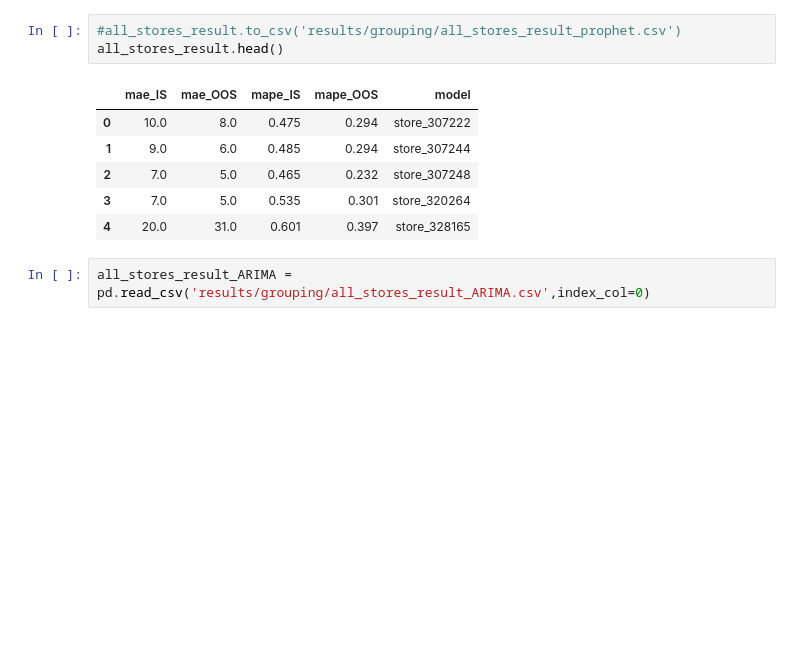
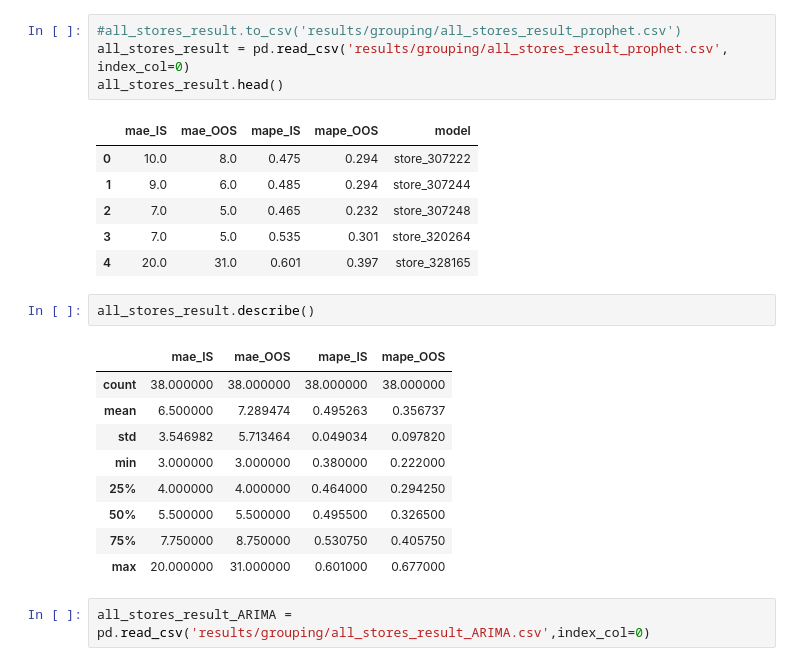
Before and after one commit to phucnh22/Sales_forecast, a Jupyter notebook: Forecast_7_Prophet.ipynb, the cells around one changed output. Drawn from its saved outputs; the diff is of its cells as text; blank space fills up the shorter version.

```diff
--- a/Forecast_7_Prophet.ipynb
+++ b/Forecast_7_Prophet.ipynb
@@ -309,6 +310,7 @@ all_stores_result.mape_OOS.mean()
 0.3567368421052631
 # %%
 #all_stores_result.to_csv('results/grouping/all_stores_result_prophet.csv')
+all_stores_result = pd.read_csv('results/grouping/all_stores_result_prophet.csv', index_col=0)
 all_stores_result.head()
 # %% [output]
 |  | mae_IS | mae_OOS | mape_IS | mape_OOS | model |
@@ -317,6 +319,18 @@ all_stores_result.head()
 | 2 | 7.0 | 5.0 | 0.465 | 0.232 | store_307248 |
 | 3 | 7.0 | 5.0 | 0.535 | 0.301 | store_320264 |
 | 4 | 20.0 | 31.0 | 0.601 | 0.397 | store_328165 |
+# %%
+all_stores_result.describe()
+# %% [output]
+|  | mae_IS | mae_OOS | mape_IS | mape_OOS |
+| count | 38.000000 | 38.000000 | 38.000000 | 38.000000 |
+| mean | 6.500000 | 7.289474 | 0.495263 | 0.356737 |
+| std | 3.546982 | 5.713464 | 0.049034 | 0.097820 |
+| min | 3.000000 | 3.000000 | 0.380000 | 0.222000 |
+| 25% | 4.000000 | 4.000000 | 0.464000 | 0.294250 |
+| 50% | 5.500000 | 5.500000 | 0.495500 | 0.326500 |
+| 75% | 7.750000 | 8.750000 | 0.530750 | 0.405750 |
+| max | 20.000000 | 31.000000 | 0.601000 | 0.677000 |
 # %%
 all_stores_result_ARIMA = pd.read_csv('results/grouping/all_stores_result_ARIMA.csv',index_col=0)
 # %%
```
Also changed, not shown: parts of 8 cells of this notebook, 23 other files.
